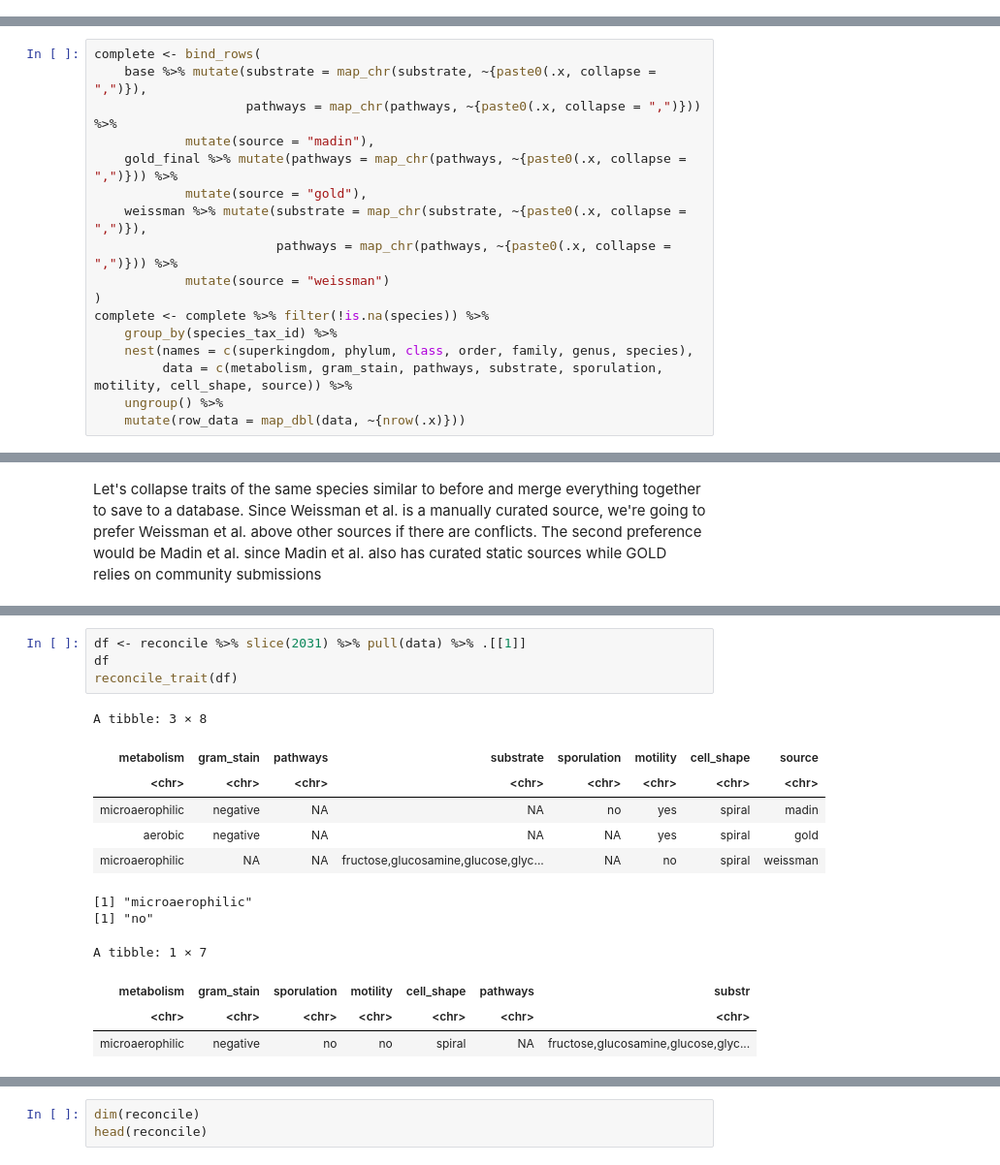
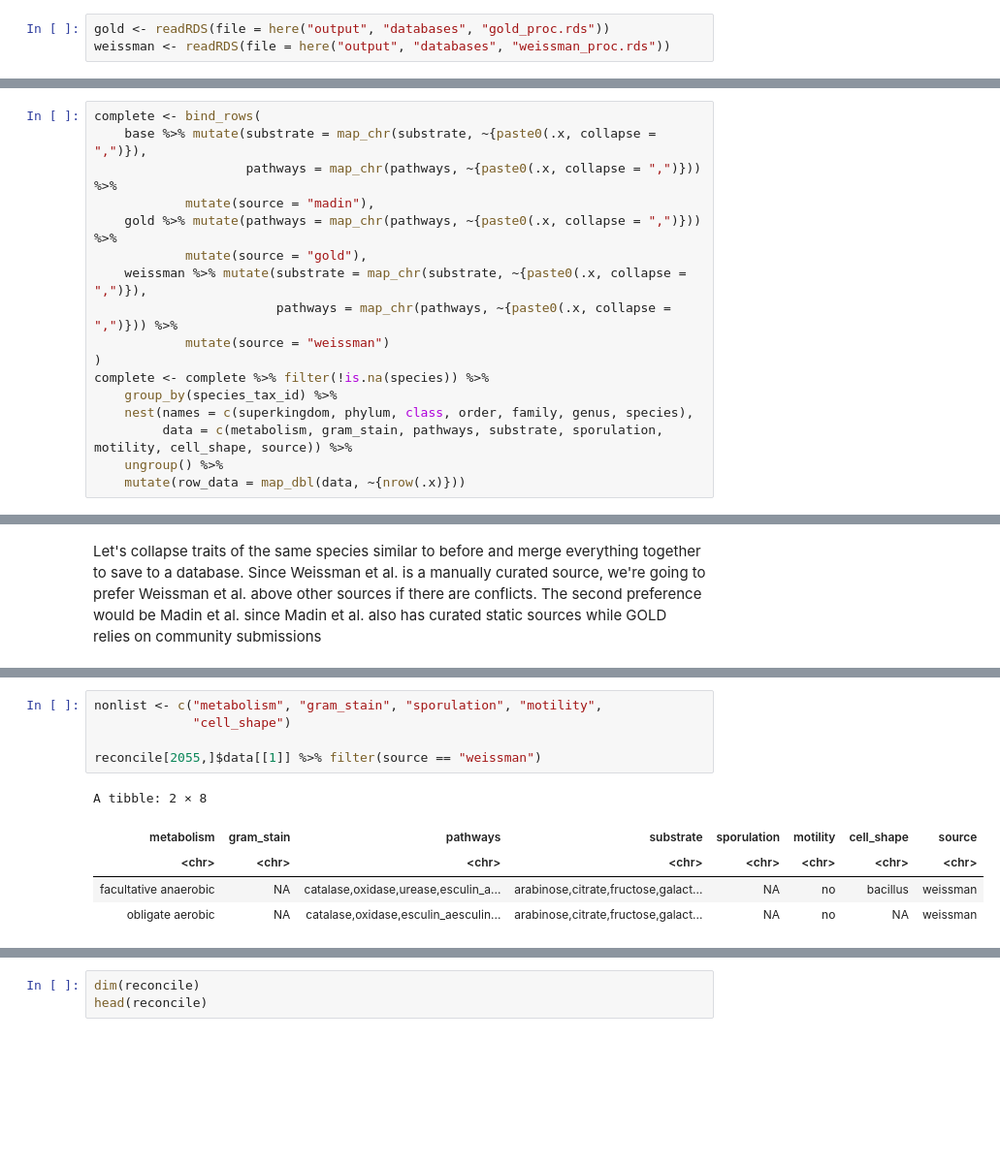
Before and after one commit to qpmnguyen/microbe_set_trait, a Jupyter notebook: notebooks/db_prep.ipynb, the cells around one changed output, grey strips where cells are left out. Shown at 97% size. Saved outputs shown, nothing was run; the diff lists cells and outputs as text; blank space fills up the shorter version.

```diff
--- a/notebooks/db_prep.ipynb
+++ b/notebooks/db_prep.ipynb
@@ -385,3 +65,6 @@ A tibble: 6 × 13
+# %%
+gold <- readRDS(file = here("output", "databases", "gold_proc.rds"))
+weissman <- readRDS(file = here("output", "databases", "weissman_proc.rds"))
 # %% [markdown]
 ## Checking for duplicates
 # %% [markdown]
@@ -481,7 +164,7 @@ complete <- bind_rows(
     base %>% mutate(substrate = map_chr(substrate, ~{paste0(.x, collapse = ",")}),
                     pathways = map_chr(pathways, ~{paste0(.x, collapse = ",")})) %>%
             mutate(source = "madin"),
-    gold_final %>% mutate(pathways = map_chr(pathways, ~{paste0(.x, collapse = ",")})) %>%
+    gold %>% mutate(pathways = map_chr(pathways, ~{paste0(.x, collapse = ",")})) %>%
             mutate(source = "gold"),
     weissman %>% mutate(substrate = map_chr(substrate, ~{paste0(.x, collapse = ",")}),
                         pathways = map_chr(pathways, ~{paste0(.x, collapse = ",")})) %>%
@@ -577,22 +261,16 @@ reconcile_trait <- function(df){
     }
     return(out)
 }
-# %%
-df <- reconcile %>% slice(2031) %>% pull(data) %>% .[[1]]
-df
-reconcile_trait(df)
-# %% [output]
-A tibble: 3 × 8
-| metabolism | gram_stain | pathways | substrate | sporulation | motility | cell_shape | source |
-| <chr> | <chr> | <chr> | <chr> | <chr> | <chr> | <chr> | <chr> |
-| microaerophilic | negative | NA | NA | no | yes | spiral | madin |
-| aerobic | negative | NA | NA | NA | yes | spiral | gold |
-| microaerophilic | NA | NA | fructose,glucosamine,glucose,glyc... | NA | no | spiral | weissman |
-[1] "microaerophilic"
-[1] "no"
-A tibble: 1 × 7
-| metabolism | gram_stain | sporulation | motility | cell_shape | pathways | substr |
-| <chr> | <chr> | <chr> | <chr> | <chr> | <chr> | <chr> |
-| microaerophilic | negative | no | no | spiral | NA | fructose,glucosamine,glucose,glyc... |
+# %%
+nonlist <- c("metabolism", "gram_stain", "sporulation", "motility",
+             "cell_shape")
+
+reconcile[2055,]$data[[1]] %>% filter(source == "weissman")
+# %% [output]
+A tibble: 2 × 8
+| metabolism | gram_stain | pathways | substrate | sporulation | motility | cell_shape | source |
+| <chr> | <chr> | <chr> | <chr> | <chr> | <chr> | <chr> | <chr> |
+| facultative anaerobic | NA | catalase,oxidase,urease,esculin_a... | arabinose,citrate,fructose,galact... | NA | no | bacillus | weissman |
+| obligate aerobic | NA | catalase,oxidase,esculin_aesculin... | arabinose,citrate,fructose,galact... | NA | no | NA | weissman |
 # %%
 reconcile <- reconcile %>% mutate(traits = imap(data, ~{
```
Also changed, not shown: parts of 35 cells of this notebook, 19 other files.
